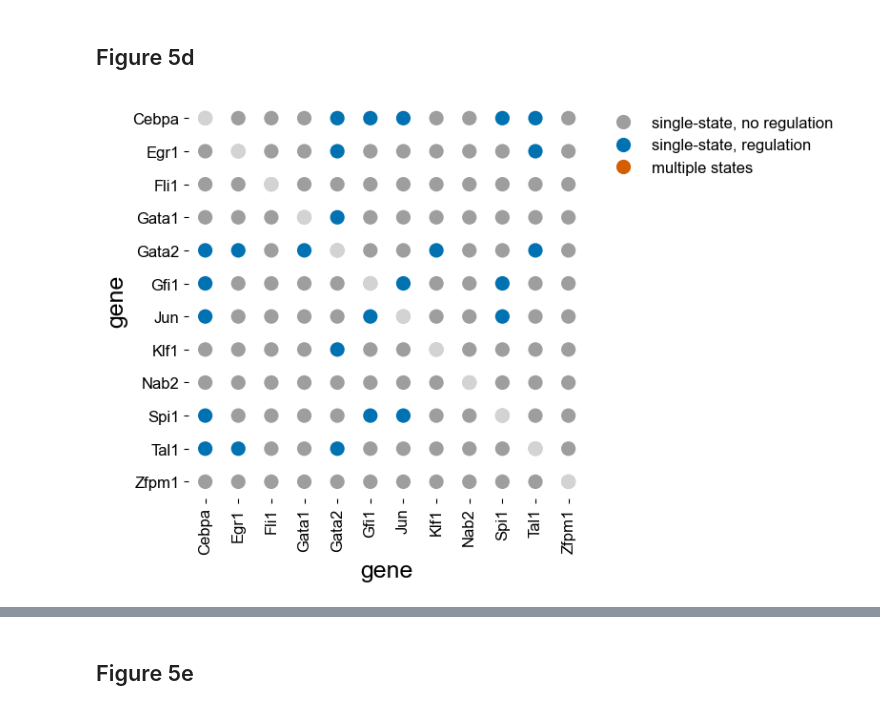
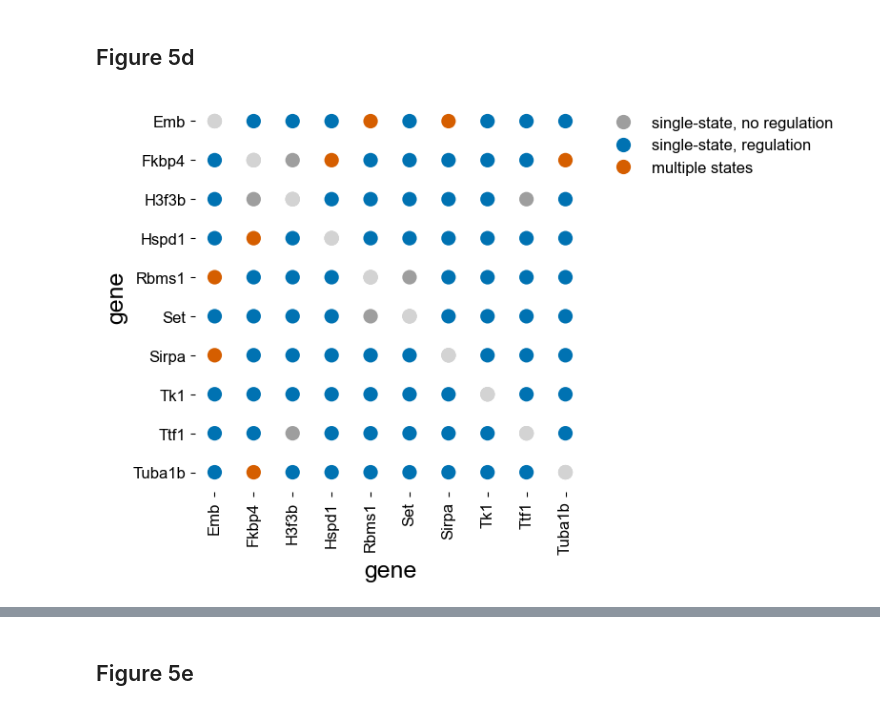
Before and after one commit to GoyalLab/TwINFER, a Jupyter notebook: scripts_to_plot_figures/figure_5.ipynb, the cells around one changed output, grey strips where cells are left out. Drawn from its saved outputs; the diff is of its cells as text; code cells hidden in the pictures.

```diff
--- a/scripts_to_plot_figures/figure_5.ipynb
+++ b/scripts_to_plot_figures/figure_5.ipynb
@@ -379,10 +386,10 @@ scenario_colors = {
 }
 # %%
 #Gene pair classification - Regulator TF
-gene_set_name = "Regulator_TF"
+gene_set_name = "Monocyte"
 df_pair_classification = pd.read_csv(f"{path_to_plot_data}/all_gene_pair_classification_{gene_set_name}.csv")
 pair_sets = {
-    "self": {(g, g) for g in gene_list_Regulator_TF}
+    "self": {(g, g) for g in gene_list_Monocyte}
 }
 
 # ----------------------------------
@@ -464,34 +471,34 @@ ax.legend(
     labels_filtered,
     bbox_to_anchor=(1.02, 1),
     loc="upper left",
     frameon=False
 )
 
 
 # ax.set_xticks(range(len(gene_list)))
 # ax.set_yticks(range(len(gene_list)))
 ax.set_xticklabels(gene_list, rotation=90)
 # ax.set_yticklabels(gene_list)
 ax.set_ylabel("gene")
 ax.set_xlabel("gene")
 
 ax.set_xlim(-0.5, len(gene_list) - 0.5)
 ax.set_ylim(len(gene_list) - 0.5, -0.5)
 ax.set_aspect("equal")
 
 
 sns.despine(left=True, bottom=True)
 plt.tight_layout()
 save_path = f"{path_to_plots}/day_2_{gene_set_name}_scenarios.pdf"
 plt.savefig(save_path,
            format='pdf',
            bbox_inches='tight',
            facecolor='none',      # Transparent figure background
            edgecolor='none',      # No edge color
            transparent=True)      # Ensure transparency
 plt.show()
 # %% [output]
-[figure, old version]
+[figure, new version]
 # %%
 #Gene pair classification - Regulator TF
 gene_set_name = "Neutrophil"
```
Also changed, not shown: parts of 7 cells of this notebook, 13 other files.
